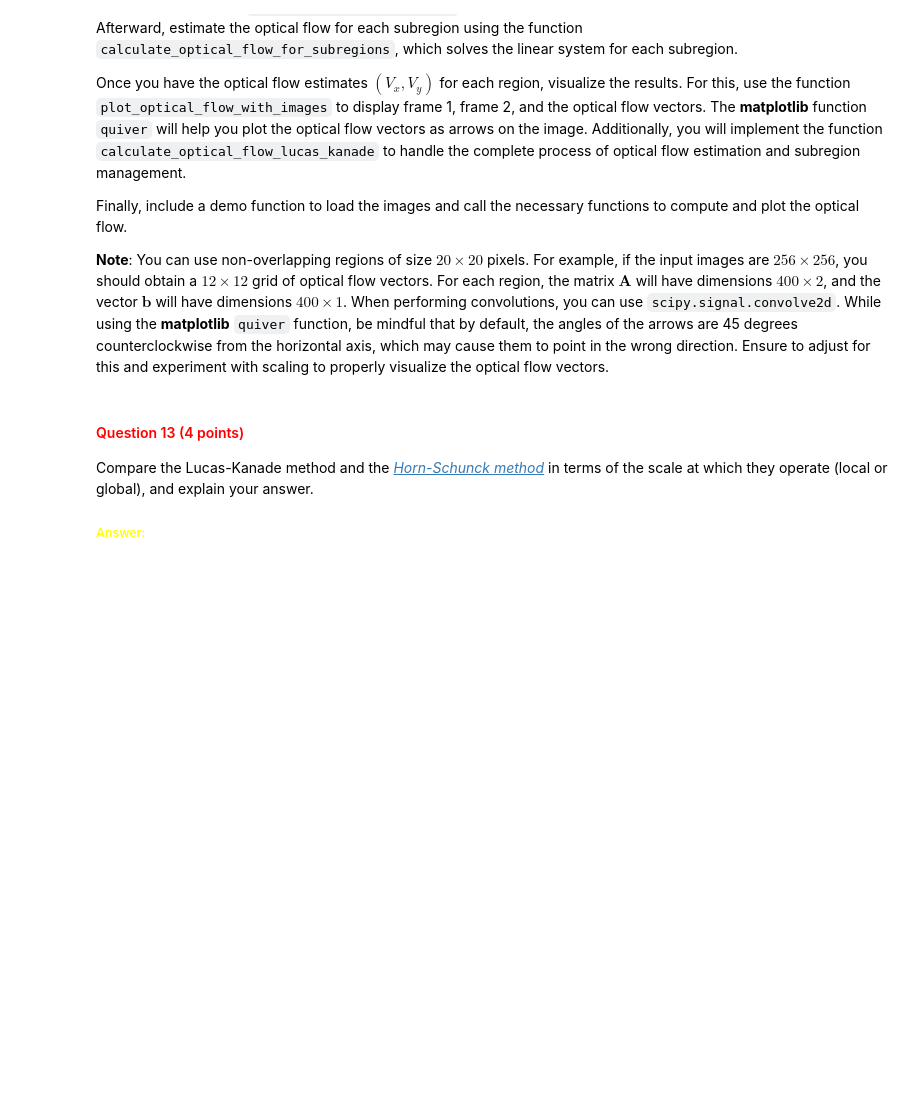
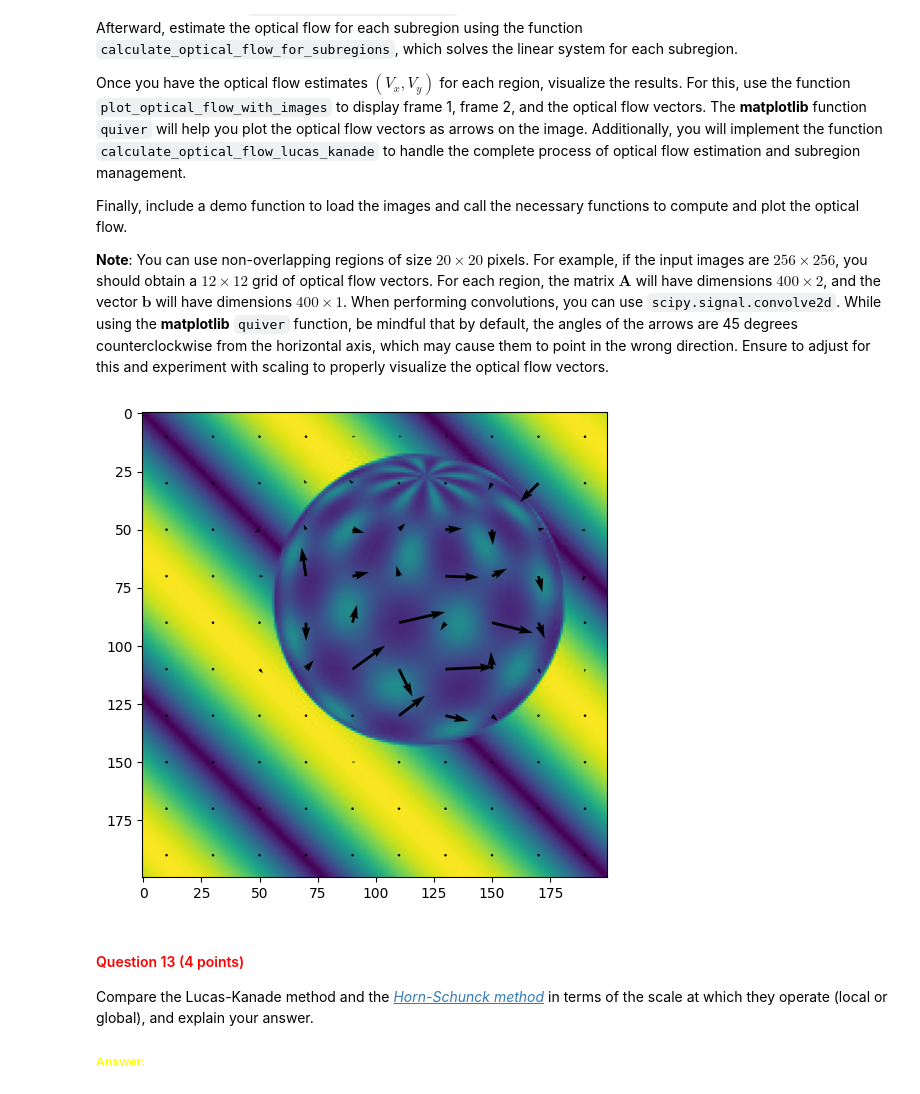
Before and after one commit to matthias-hagenauer/cv1_labs, a Jupyter notebook: cv1-lab-3/cv1-lab-3.ipynb, the cells around one changed output. Cells and saved outputs as stored; diff of their text form; code cells hidden in the pictures; blank space fills up the shorter version.

```diff
--- a/cv1-lab-3/cv1-lab-3.ipynb
+++ b/cv1-lab-3/cv1-lab-3.ipynb
@@ -700,7 +736,16 @@ def calculate_optical_flow_lucas_kanade(image_time_0, image_time_1, region_size=
         flow_vectors_y: Optical flow vectors in the y direction.
     """
 
-    # YOUR CODE HERE
+    height, width = image_time_0.shape
+
+    image_derivative_x, image_derivative_y, image_derivative_time = compute_image_derivatives(image_time_0, image_time_1)
+    subregions_derivative_x, subregions_derivative_y, subregions_derivative_time = calculate_image_subregions(image_time_0, image_derivative_x, image_derivative_y, image_derivative_time, region_size)
+    flow_vectors_x, flow_vectors_y = calculate_optical_flow_for_subregions(subregions_derivative_x, subregions_derivative_y, subregions_derivative_time)
+
+    subregion_centers = []
+    for i in range(0, height, region_size):
+        for j in range(0, width, region_size):
+            subregion_centers.append([i+region_size//2,j+region_size//2])
 
     return subregion_centers, flow_vectors_x, flow_vectors_y
 # %%
@@ -727,3 +770,35 @@ def plot_optical_flow_with_images(image_time_0, image_time_1, subregion_centers,
+# %%
+sphere1_path = './images/sphere1.jpg'
+sphere2_path = './images/sphere2.jpg'
+
+sphere1 = cv2.imread(sphere1_path)
+sphere2 = cv2.imread(sphere2_path)
+
+sphere1 = cv2.cvtColor(sphere1, cv2.COLOR_BGR2GRAY)
+sphere2 = cv2.cvtColor(sphere2, cv2.COLOR_BGR2GRAY)
+
+height, width = sphere1.shape
+region_size = 20
+
+image_derivative_x, image_derivative_y, image_derivative_time = compute_image_derivatives(sphere1, sphere2)
+subregion_derivatives_x, subregion_derivatives_y, subregion_derivatives_time = calculate_image_subregions(sphere1, image_derivative_x, image_derivative_y, image_derivative_time, region_size)
+flow_vectors_x, flow_vectors_y = calculate_optical_flow_for_subregions(subregion_derivatives_x, subregion_derivatives_y, subregion_derivatives_time)
+subregion_centers, flow_vectors_x, flow_vectors_y = calculate_optical_flow_lucas_kanade(sphere1, sphere2, region_size=20)
+
+subregion_centers = np.array(subregion_centers)
+flow_vectors_x = np.array(flow_vectors_x)
+flow_vectors_y = np.array(flow_vectors_y)
+
+Y = subregion_centers[:, 0]
+X = subregion_centers[:, 1]
+
+plt.figure(figsize=(6, 8))
+plt.imshow(sphere1)
+plt.quiver(X, Y, flow_vectors_x, flow_vectors_y,scale=300)
+
+plt.show()
+# %% [output]
+[figure, added]
 # %% [markdown]
 <a id="question-13"></a>
 #### <font color='#FF0000'>Question 13 (4 points)</font>
```
Also changed, not shown: parts of 5 cells of this notebook.
